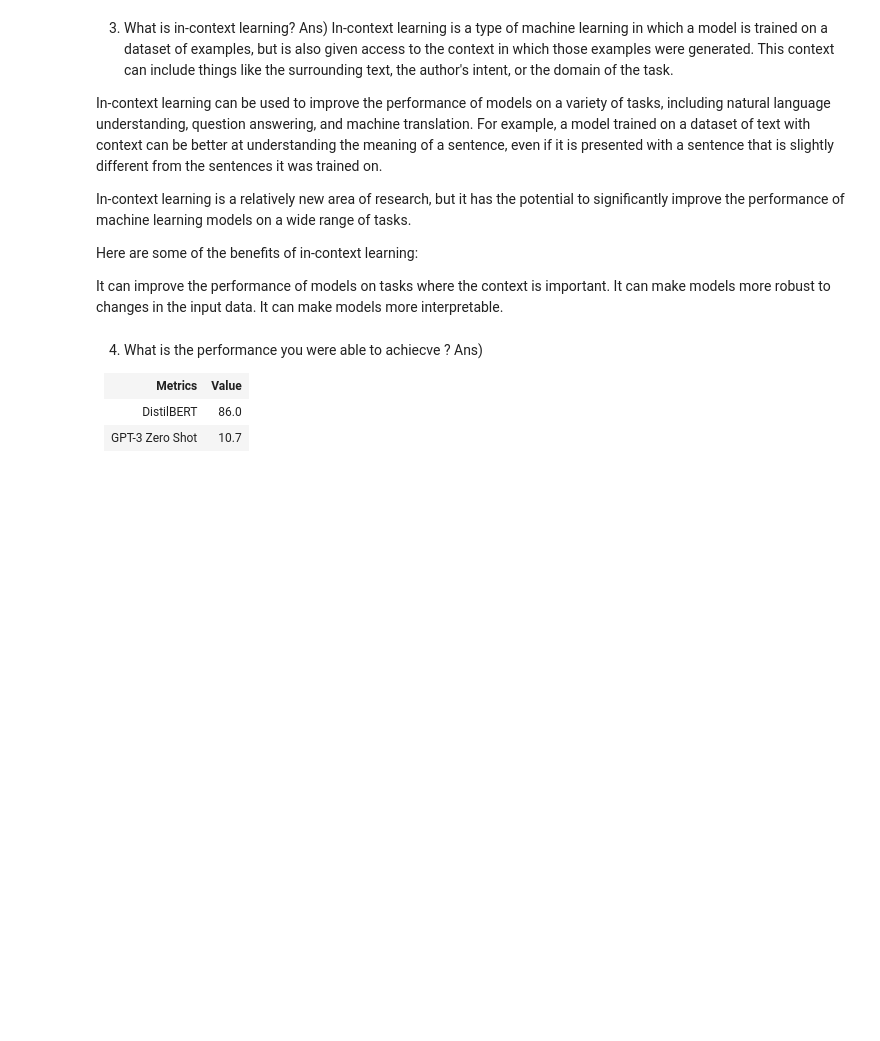
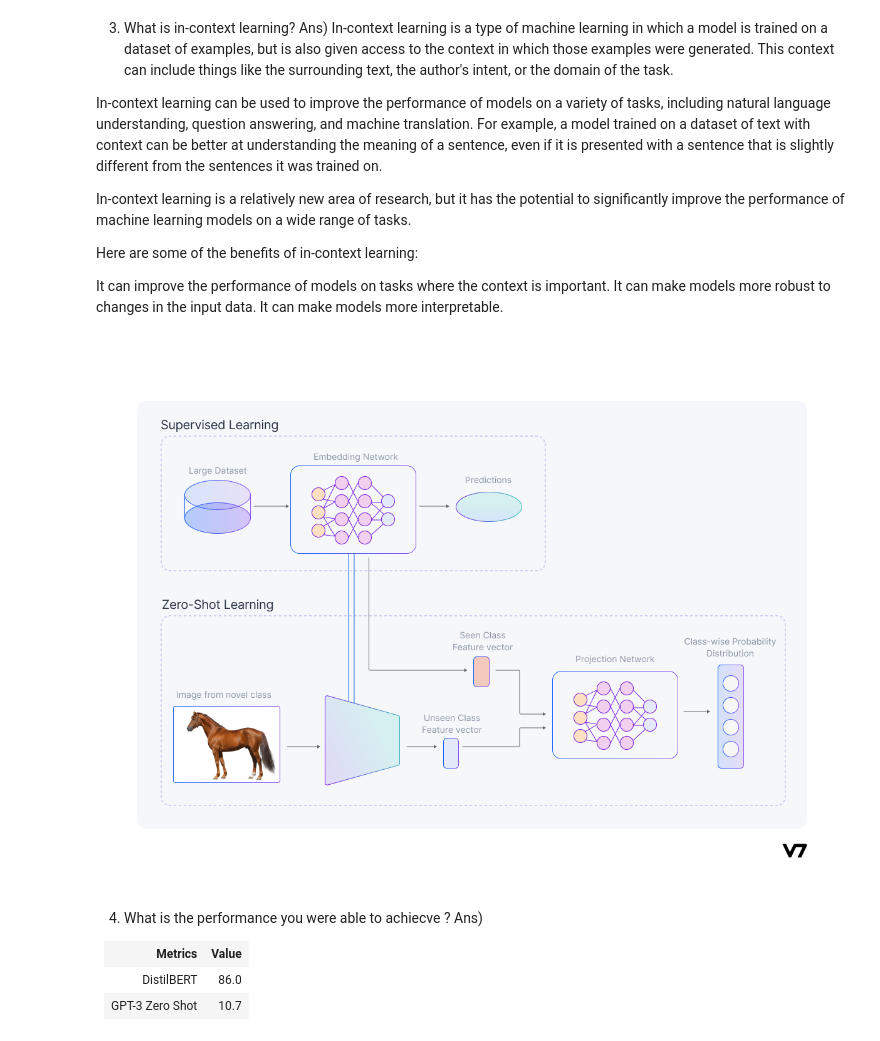
Before and after one commit to satyamverma95/DL_NLP, a Jupyter notebook: DL_NLP_Assignment_2.ipynb, the cells around one changed output. Cells and saved outputs as stored; diff of their text form; code cells hidden in the pictures; blank space fills up the shorter version.

```diff
--- a/DL_NLP_Assignment_2.ipynb
+++ b/DL_NLP_Assignment_2.ipynb
@@ -264,6 +272,14 @@ Here are some of the benefits of in-context learning:
 It can improve the performance of models on tasks where the context is important.
 It can make models more robust to changes in the input data.
 It can make models more interpretable.
+# %%
+from IPython.display import Image
+image_path = 'Zero-shot learning.png'  # Replace with the actual filename
+
+# Display the image
+Image(filename=image_path)
+# %% [output]
+[figure, added]
 # %% [markdown]
 4) What is the performance you were able to achiecve ?</br>
 Ans)
```
Also changed, not shown: parts of 1 cell of this notebook.
